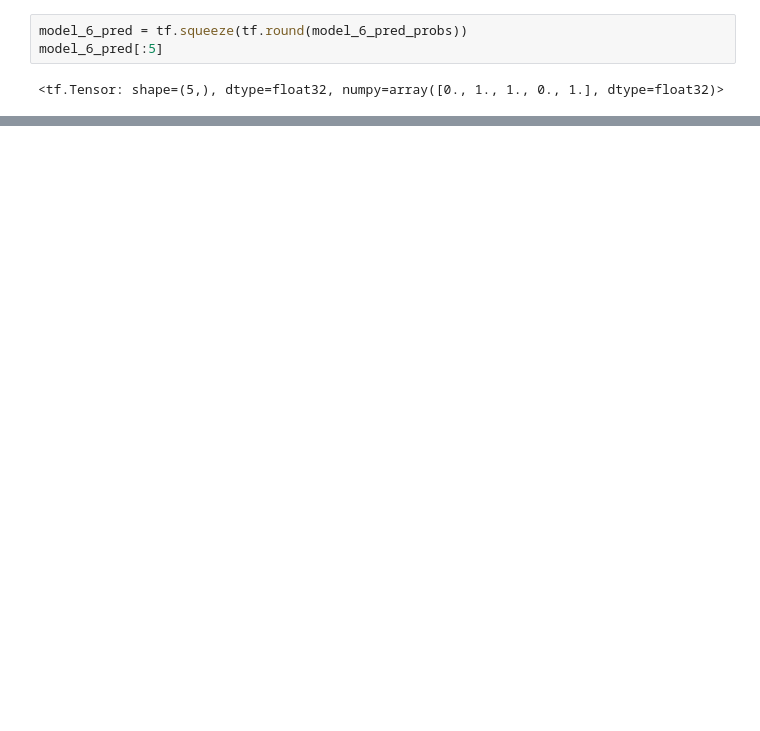
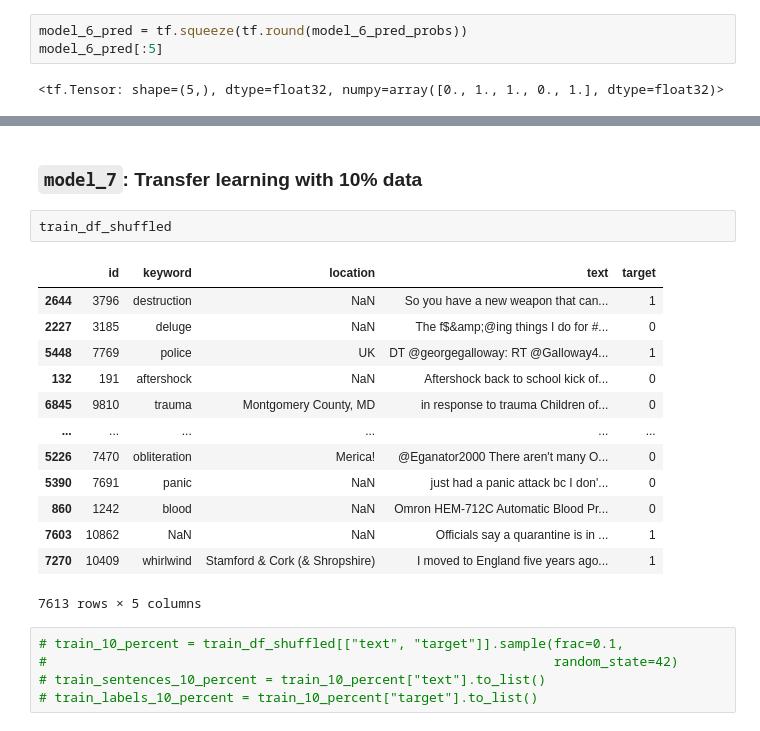
Before and after one commit to jahidul39306/TF_Journey, a Jupyter notebook: 8. NLP Fundamentals/nlp-tf.ipynb, the cells around one changed output, grey strips where cells are left out. Saved outputs shown, nothing was run; the diff lists cells and outputs as text; blank space fills up the shorter version.

Commit message:
NLP transfer learning with 10% data

```diff
--- a/8. NLP Fundamentals/nlp-tf.ipynb
+++ b/8. NLP Fundamentals/nlp-tf.ipynb
@@ -736,0 +736,23 @@ model_1_result
+# %% [markdown]
+### `model_7`: Transfer learning with 10% data
+# %%
+train_df_shuffled
+# %% [output]
+|  | id | keyword | location | text | target |
+| 2644 | 3796 | destruction | NaN | So you have a new weapon that can... | 1 |
+| 2227 | 3185 | deluge | NaN | The f$&amp;@ing things I do for #... | 0 |
+| 5448 | 7769 | police | UK | DT @georgegalloway: RT @Galloway4... | 1 |
+| 132 | 191 | aftershock | NaN | Aftershock back to school kick of... | 0 |
+| 6845 | 9810 | trauma | Montgomery County, MD | in response to trauma Children of... | 0 |
+| ... | ... | ... | ... | ... | ... |
+| 5226 | 7470 | obliteration | Merica! | @Eganator2000 There aren't many O... | 0 |
+| 5390 | 7691 | panic | NaN | just had a panic attack bc I don'... | 0 |
+| 860 | 1242 | blood | NaN | Omron HEM-712C Automatic Blood Pr... | 0 |
+| 7603 | 10862 | NaN | NaN | Officials say a quarantine is in ... | 1 |
+| 7270 | 10409 | whirlwind | Stamford & Cork (& Shropshire) | I moved to England five years ago... | 1 |
+7613 rows × 5 columns
+# %%
+# train_10_percent = train_df_shuffled[["text", "target"]].sample(frac=0.1,
+#                                                                 random_state=42)
+# train_sentences_10_percent = train_10_percent["text"].to_list()
+# train_labels_10_percent = train_10_percent["target"].to_list()
```
Also changed, not shown: parts of 35 cells of this notebook.
